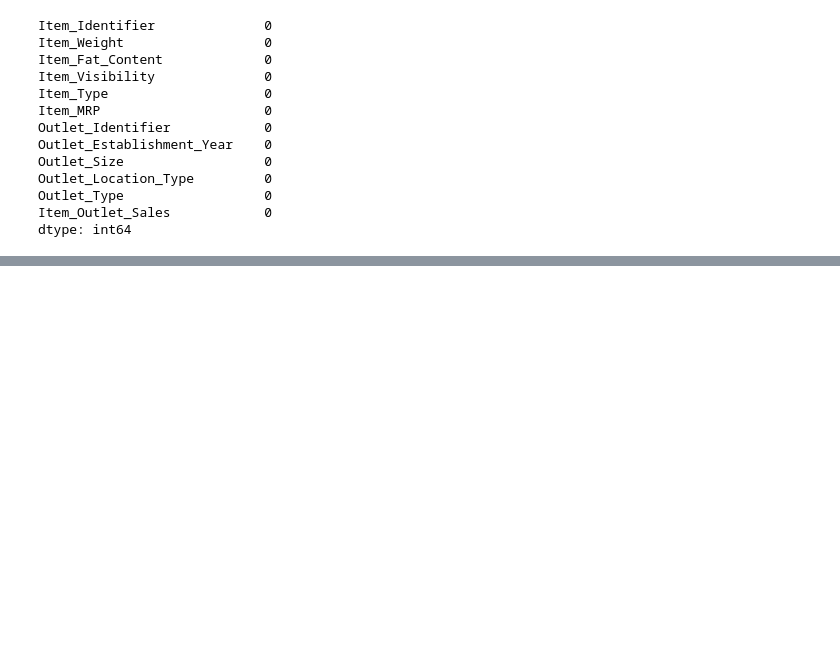
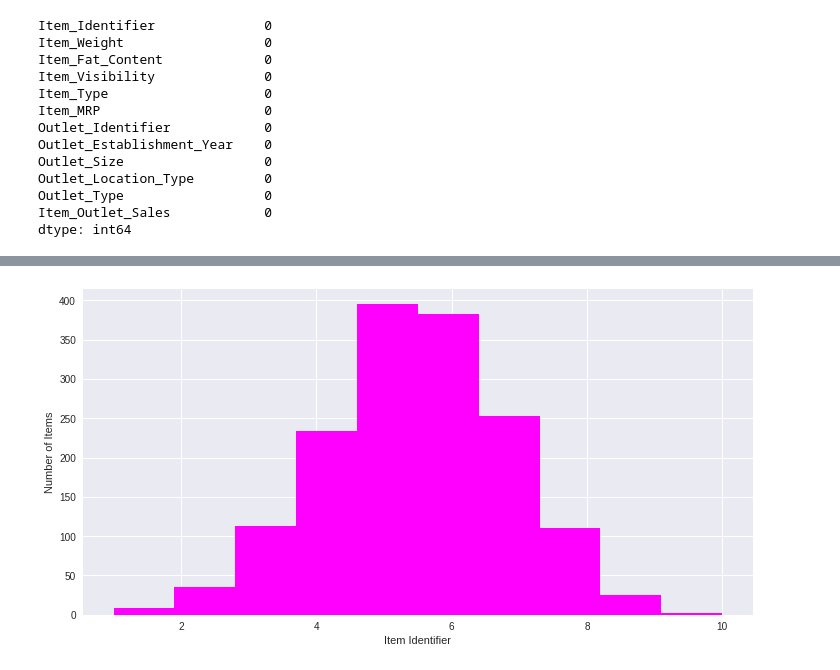
Before and after one commit to tibebu-sime/sales-predictions, a Jupyter notebook: salespredictions_project.ipynb, the cells around one changed output, grey strips where cells are left out. Cells and saved outputs as stored; diff of their text form; code cells hidden in the pictures; blank space fills up the shorter version.

```diff
--- a/salespredictions_project.ipynb
+++ b/salespredictions_project.ipynb
@@ -119,0 +254,7 @@ dtype: int64
+# %%
+sales_data['Item_Identifier'].value_counts().plot.hist(color='magenta', figsize=(12, 6))
+plt.xlabel('Item Identifier')
+plt.ylabel('Number of Items')
+plt.show()
+# %% [output]
+[figure, added]
```
Also changed, not shown: parts of 19 cells of this notebook.
